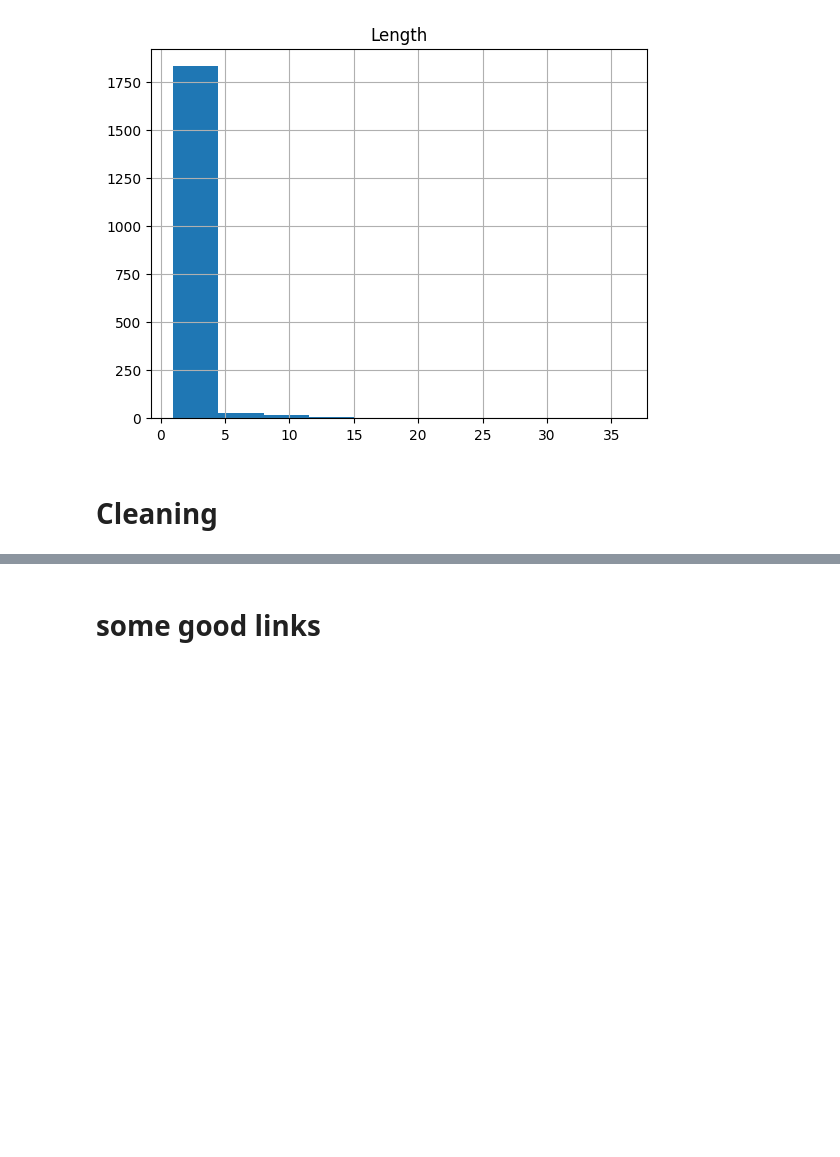
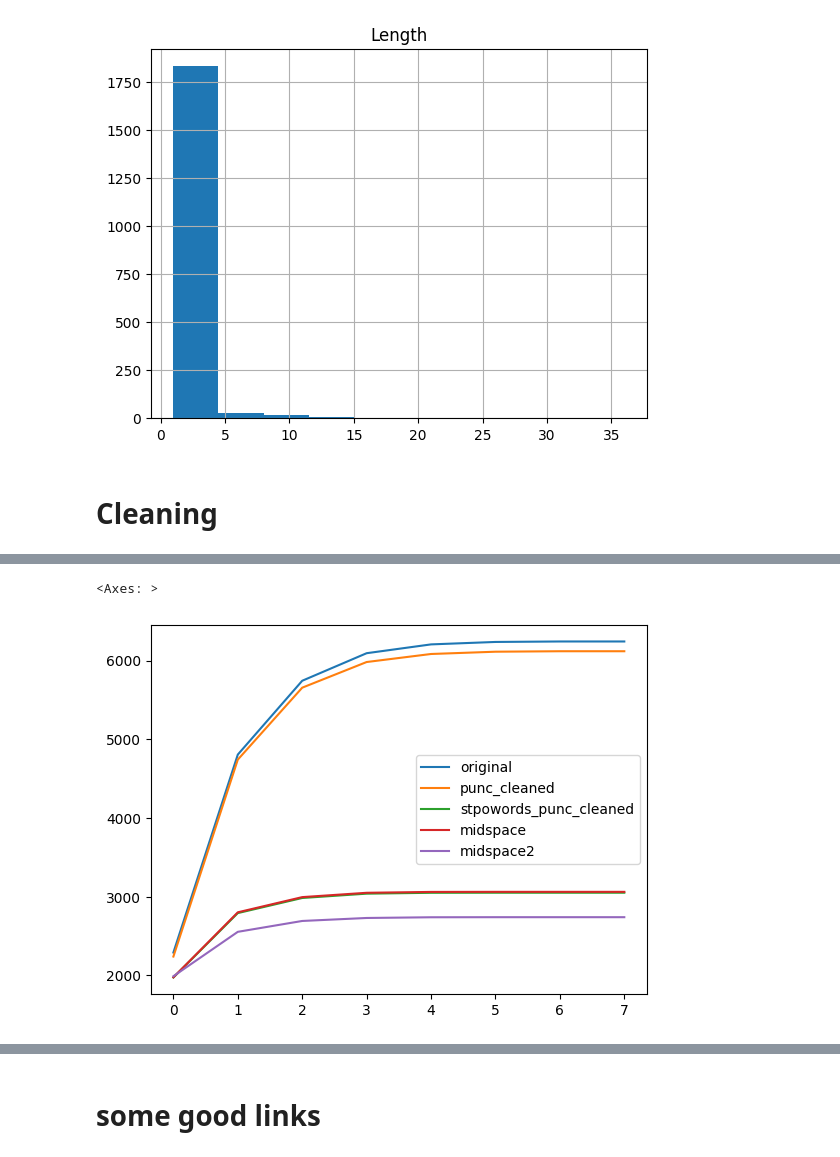
Before and after one commit to RedBatProject/Roshan-Project, a Jupyter notebook: Roshan_project.ipynb, the cells around one changed output, grey strips where cells are left out. Saved outputs shown, nothing was run; the diff lists cells and outputs as text; code cells hidden in the pictures; blank space fills up the shorter version.

```diff
--- a/Roshan_project.ipynb
+++ b/Roshan_project.ipynb
@@ -195,0 +304,25 @@ KeyboardInterrupt: ignored
+# %%
+data['midspace2'] = data['midspace'].apply(norm2)
+data['keywords'] = data['keywords'].apply(norm)
+data['keywords'] = data['keywords'].apply(norm2)
+# %%
+data.columns = ['id', 'original', 'keywords', 'punc_cleaned', 'word_count','character_count', 'stpowords_punc_cleaned','midspace','midspace2']
+# %%
+cls = ['original','punc_cleaned','stpowords_punc_cleaned','midspace','midspace2']
+# %%
+from sklearn.feature_extraction.text import TfidfTransformer,TfidfVectorizer
+from sklearn.feature_extraction.text import CountVectorizer
+import numpy as np
+p2= {}
+for ii2 in cls:
+    p = []
+    for ii in range(1,9):
+        tfidf = TfidfVectorizer(sublinear_tf=True, min_df=5, norm='l2', ngram_range=(1, ii))
+        tfidffitted = tfidf.fit(data[f'{ii2}'])
+        cols = np.array(sorted({(i,j) for j,i in tfidf.vocabulary_.items()}))[:,1]
+        X = tfidffitted.transform(data[f'{ii2}']).toarray()
+        dataset_dummys = pd.DataFrame(X,columns=cols)
+        p.append(dataset_dummys.shape[1])
+        # print(ii,dataset_dummys.shape[1])
+    p2[ii2] = p
+# p
@@ -195,0 +331,8 @@ KeyboardInterrupt: ignored
+# %%
+pp = pd.DataFrame().from_dict(p2,orient='index')
+# pp.columns = cls
+pp.T.plot()
+# pp
+# %% [output]
+<Axes: >
+[figure, added]
```
Also changed, not shown: parts of 60 cells of this notebook.
